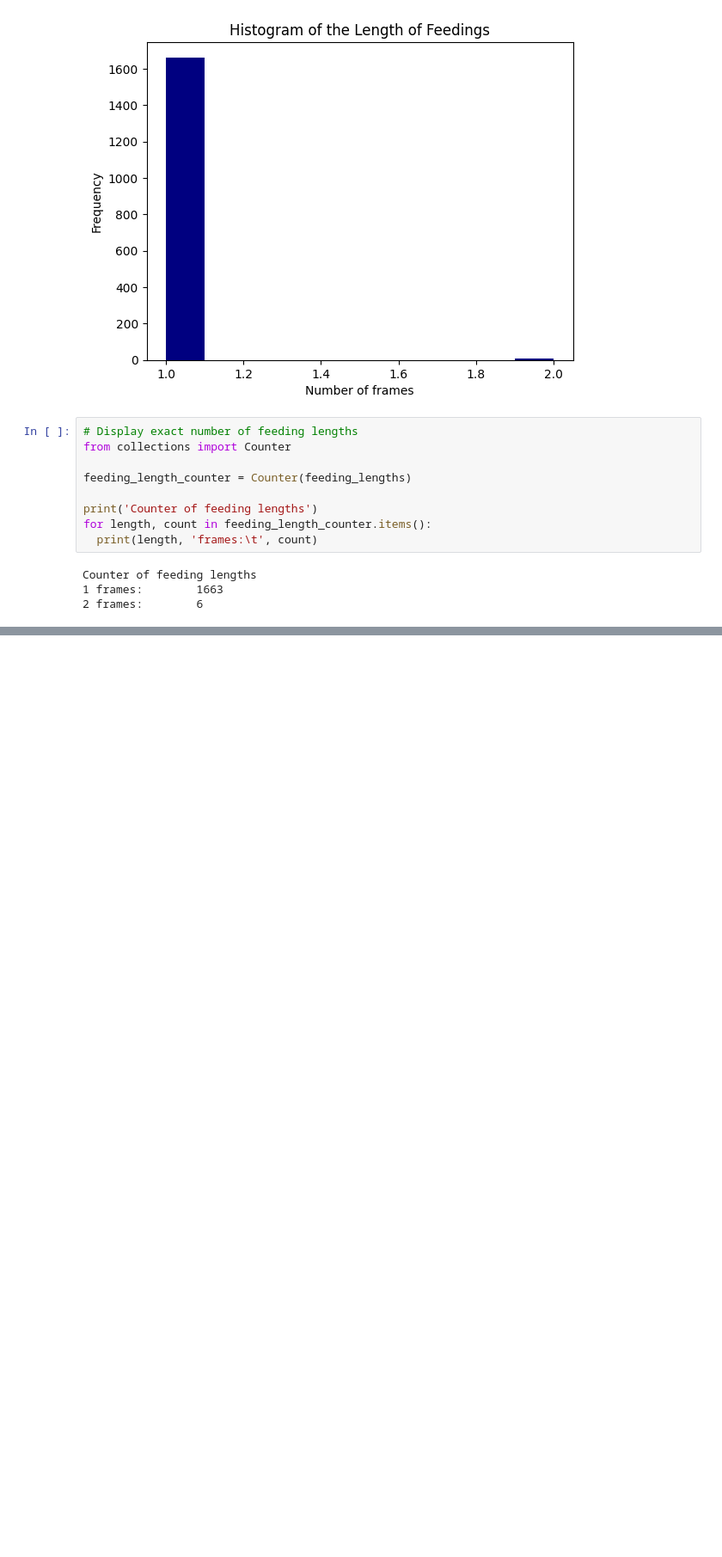
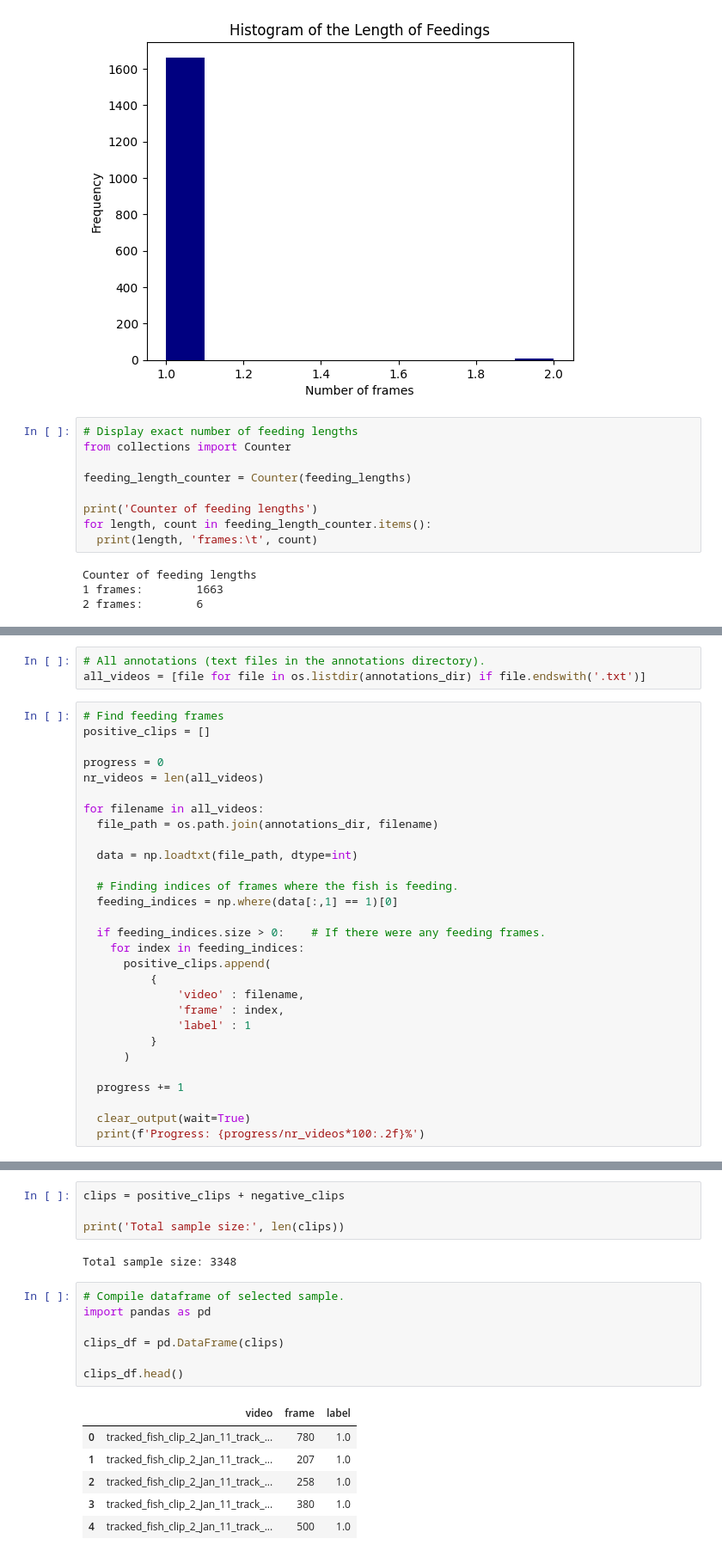
Before and after one commit to ZsofiaK/masterthesis, a Jupyter notebook: Implementation/Experimentation/Feeding fish dataset/Feeding_fish_processing.ipynb, the cells around one changed output, grey strips where cells are left out. Shown at 86% size. Saved outputs shown, nothing was run; the diff lists cells and outputs as text; blank space fills up the shorter version.

Commit message:
Selecting data sample for DINOv2 embeddings

```diff
--- a/Implementation/Experimentation/Feeding fish dataset/Feeding_fish_processing.ipynb
+++ b/Implementation/Experimentation/Feeding fish dataset/Feeding_fish_processing.ipynb
@@ -105,0 +106,32 @@ Counter of feeding lengths
+# %%
+# All annotations (text files in the annotations directory).
+all_videos = [file for file in os.listdir(annotations_dir) if file.endswith('.txt')]
+# %%
+# Find feeding frames
+positive_clips = []
+
+progress = 0
+nr_videos = len(all_videos)
+
+for filename in all_videos:
+  file_path = os.path.join(annotations_dir, filename)
+
+  data = np.loadtxt(file_path, dtype=int)
+
+  # Finding indices of frames where the fish is feeding.
+  feeding_indices = np.where(data[:,1] == 1)[0]
+
+  if feeding_indices.size > 0:    # If there were any feeding frames.
+    for index in feeding_indices:
+      positive_clips.append(
+          {
+              'video' : filename,
+              'frame' : index,
+              'label' : 1
+          }
+      )
+
+  progress += 1
+
+  clear_output(wait=True)
+  print(f'Progress: {progress/nr_videos*100:.2f}%')
@@ -105,0 +213,20 @@ Counter of feeding lengths
+# %%
+clips = positive_clips + negative_clips
+
+print('Total sample size:', len(clips))
+# %% [output]
+Total sample size: 3348
+# %%
+# Compile dataframe of selected sample.
+import pandas as pd
+
+clips_df = pd.DataFrame(clips)
+
+clips_df.head()
+# %% [output]
+|  | video | frame | label |
+| 0 | tracked_fish_clip_2_Jan_11_track_... | 780 | 1.0 |
+| 1 | tracked_fish_clip_2_Jan_11_track_... | 207 | 1.0 |
+| 2 | tracked_fish_clip_2_Jan_11_track_... | 258 | 1.0 |
+| 3 | tracked_fish_clip_2_Jan_11_track_... | 380 | 1.0 |
+| 4 | tracked_fish_clip_2_Jan_11_track_... | 500 | 1.0 |
```
Also changed, not shown: parts of 8 cells of this notebook.
